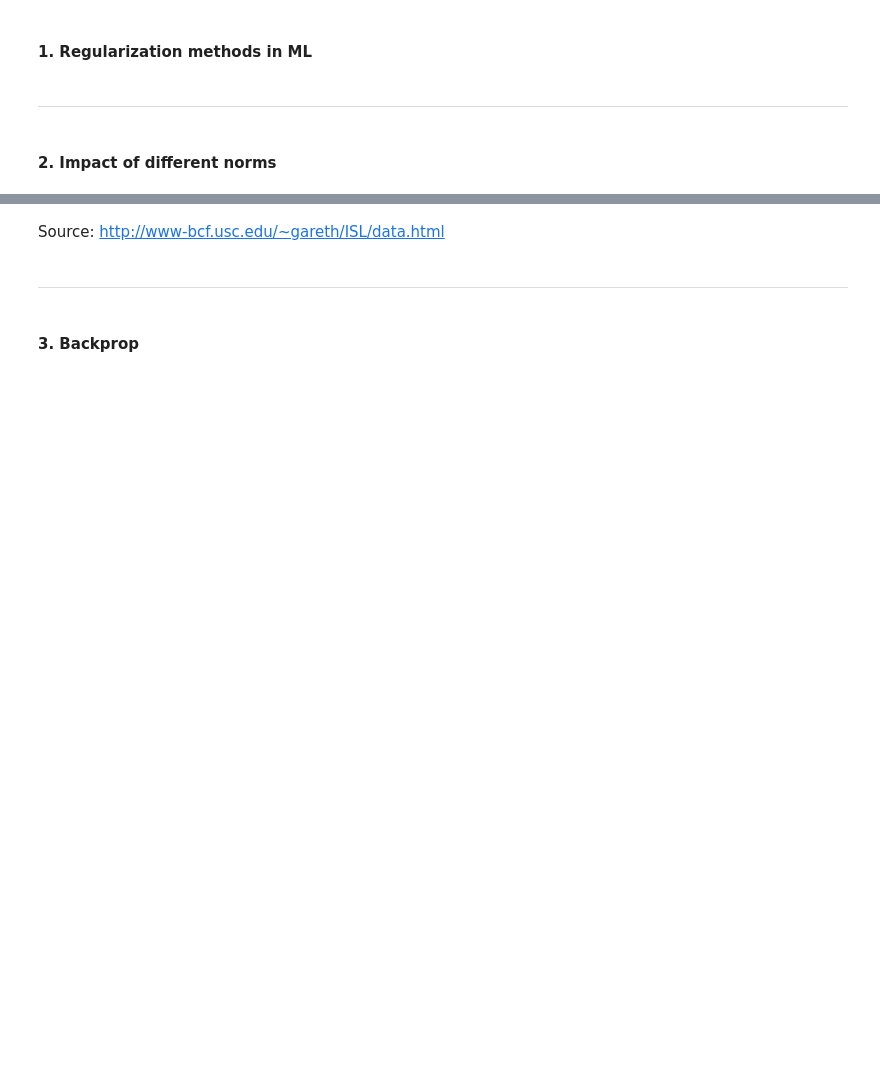
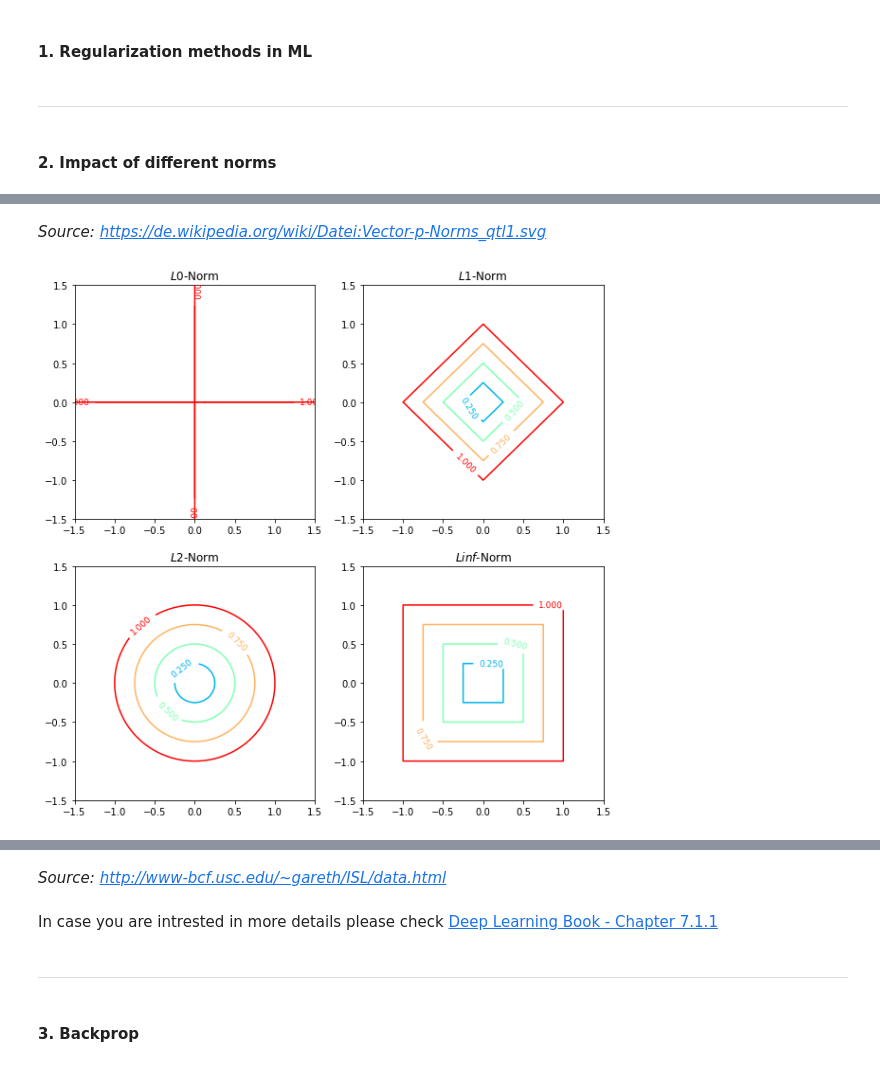
Before and after one commit to mmarius/nnia-tutorial, a Jupyter notebook: assignment-6/tutorial6-marius.ipynb, the cells around one changed output, grey strips where cells are left out. Saved outputs shown, nothing was run; the diff lists cells and outputs as text; code cells hidden in the pictures; blank space fills up the shorter version.

```diff
--- a/assignment-6/tutorial6-marius.ipynb
+++ b/assignment-6/tutorial6-marius.ipynb
@@ -90,10 +98,64 @@ $5)$ Backprop
+# %% [markdown]
+*Source: https://de.wikipedia.org/wiki/Datei:Vector-p-Norms_qtl1.svg*
+# %%
+%matplotlib inline
+import numpy as np
+import matplotlib.pyplot as plt
+nsamples = 1001
+interval = np.linspace(-1.5, 1.5, num=nsamples)
+x, y = np.meshgrid(interval, interval)
+
+def l0_norm(x1, x2):
+    return np.count_nonzero([x1, x2])
+
+def l1_norm(x1, x2):
+    return np.abs(x1) + np.abs(x2)
+
+def l2_norm(x1, x2):
+    return np.sqrt(np.square(x1) + np.square(x2))
+
+def inf_norm(x1, x2):
+    z = np.array([x1, x2])
+    return np.max(np.abs(z))
+
+fig, axes = plt.subplots(nrows= 2, ncols=2, figsize=(10,10))
+
+# L0 norm
+l0_norm = np.vectorize(l0_norm)
+z = l0_norm(x, y)
+cs = axes[0, 0].contour(x, y, z, levels=[0, 0.25, 0.5, 0.75, 1], cmap='rainbow')
+axes[0, 0].clabel(cs, inline=1, fontsize=9)
+axes[0, 0].set_title('$L0$-Norm')
+
+# L1 norm
+z = l1_norm(x, y)
+cs = axes[0, 1].contour(x, y, z, levels=[0, 0.25, 0.5, 0.75, 1], cmap='rainbow')
+axes[0, 1].clabel(cs, inline=1, fontsize=9)
+axes[0, 1].set_title('$L1$-Norm')
+
+# L2 norm
+z = l2_norm(x, y)
+cs = axes[1, 0].contour(x, y, z, levels=[0, 0.25, 0.5, 0.75, 1], cmap='rainbow')
+axes[1, 0].clabel(cs, inline=1, fontsize=9)
+axes[1, 0].set_title('$L2$-Norm')
+
+# Linf norm
+inf_norm = np.vectorize(inf_norm)
+z = inf_norm(x, y)
+cs = axes[1, 1].contour(x, y, z, levels=[0, 0.25, 0.5, 0.75, 1], cmap='rainbow')
+axes[1, 1].clabel(cs, inline=1, fontsize=9)
+axes[1, 1].set_title('$Linf$-Norm');
+# %% [output]
+[figure, added]
 # %%
 from IPython.display import IFrame
 IFrame("http://www-bcf.usc.edu/~gareth/ISL/Chapter6/6.7.pdf", width=1200, height=600)
 # %% [output]
 [interactive output not drawn]
 # %% [markdown]
-Source: http://www-bcf.usc.edu/~gareth/ISL/data.html
+*Source: http://www-bcf.usc.edu/~gareth/ISL/data.html*
+# %% [markdown]
+In case you are intrested in more details please check [Deep Learning Book - Chapter 7.1.1](http://www.deeplearningbook.org/contents/regularization.html)
 # %% [markdown]
 ---
 # %% [markdown]
```
Also changed, not shown: parts of 12 cells of this notebook.
